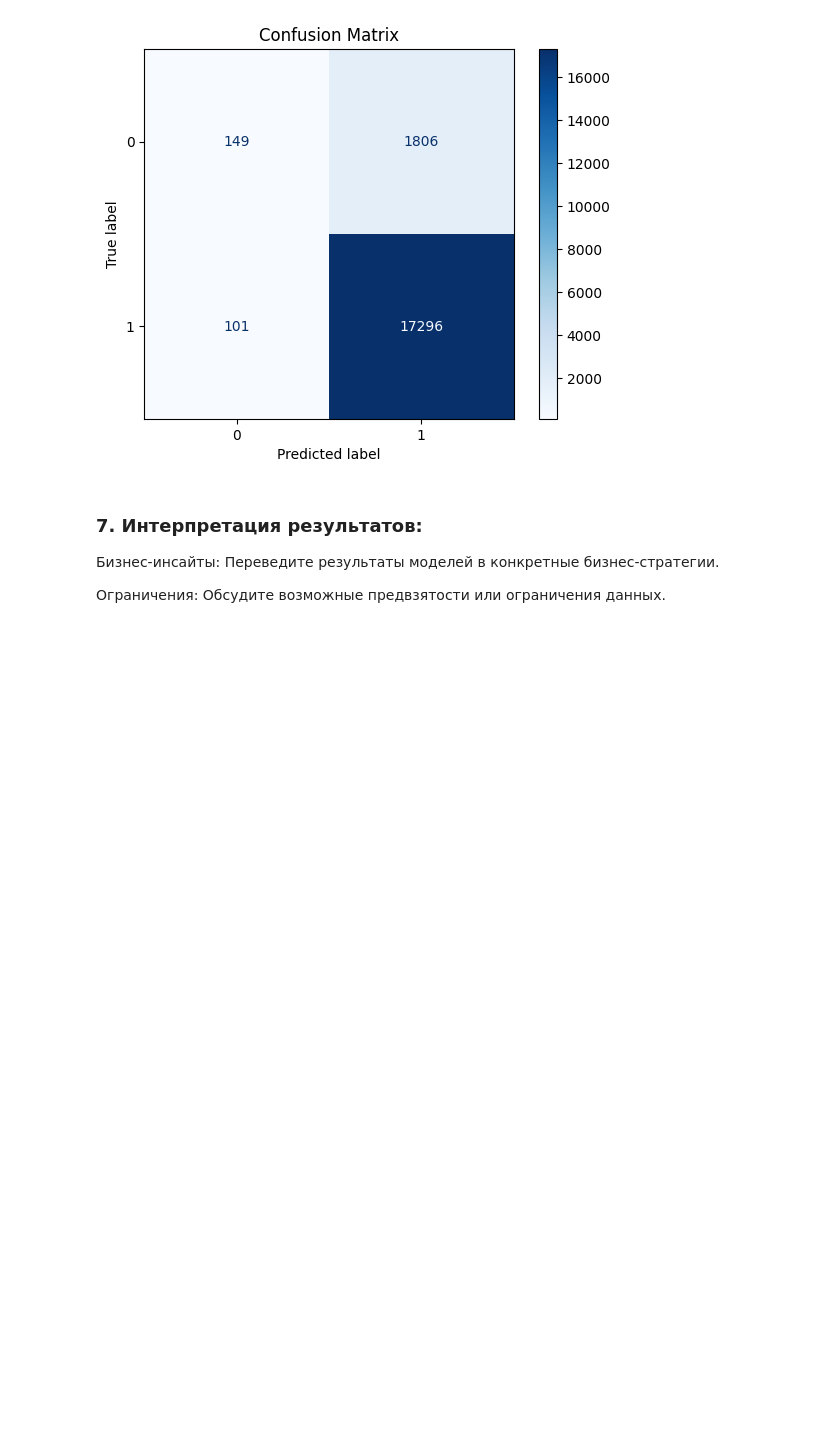
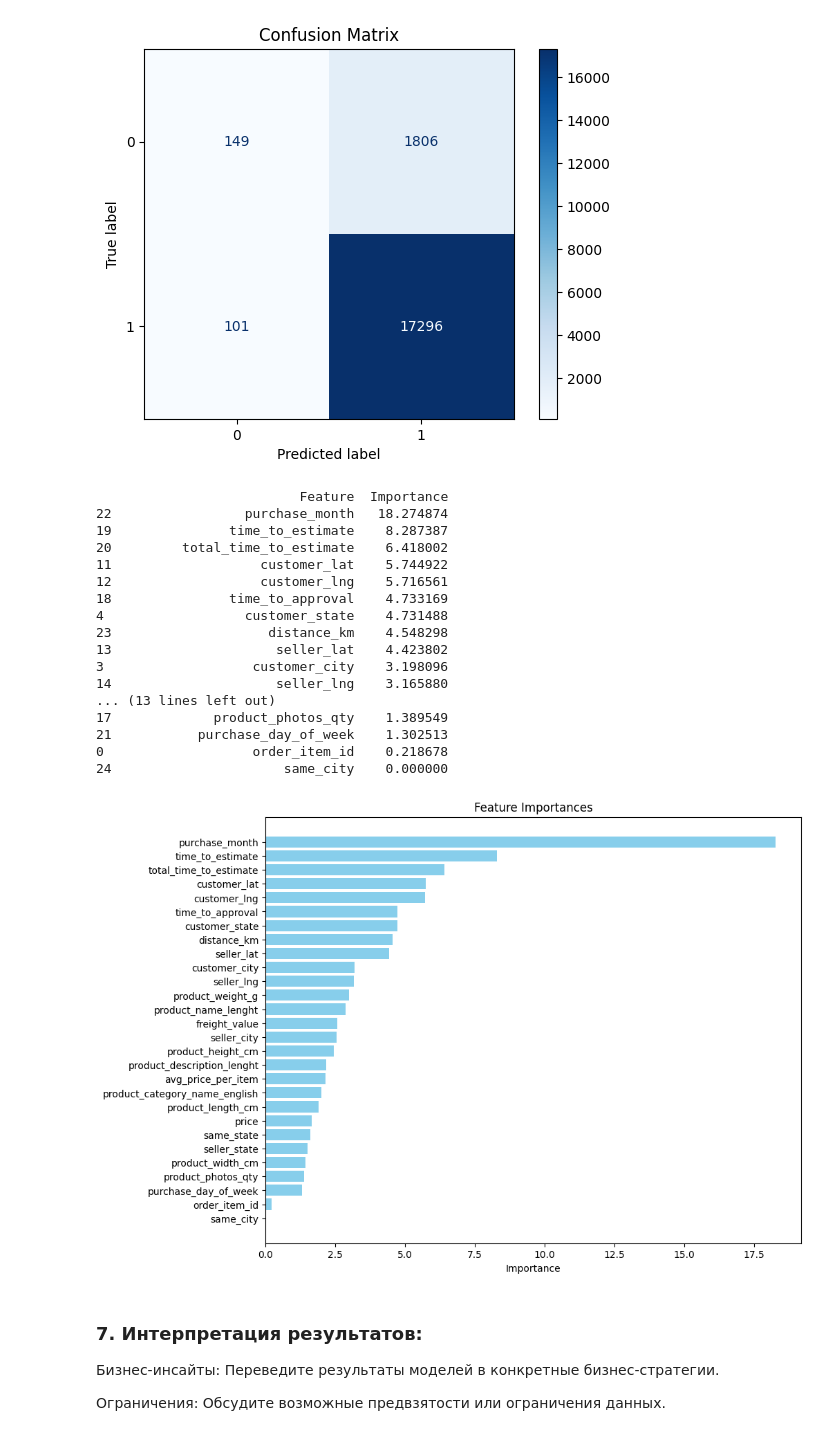
Before and after one commit to meteoFurletov/ml_example, a Jupyter notebook: notebooks/classification.ipynb, the cells around one changed output. Cells and saved outputs as stored; diff of their text form; code cells hidden in the pictures; blank space fills up the shorter version.

```diff
--- a/notebooks/classification.ipynb
+++ b/notebooks/classification.ipynb
@@ -626,6 +626,46 @@ plt.show()
 # %% [output]
 <Figure size 600x600 with 0 Axes>
 [figure]
+# %%
+# Retrieve feature importance from the trained model
+feature_importances = model.get_feature_importance(train_pool_full)
+feature_names = X_train_full.columns
+
+# Create a DataFrame for better visualization
+importances_df = pd.DataFrame({
+    'Feature': feature_names,
+    'Importance': feature_importances
+}).sort_values(by='Importance', ascending=False)
+
+# Display feature importances
+print(importances_df)
+
+# Plot feature importances
+plt.figure(figsize=(10, 8))
+plt.barh(importances_df['Feature'], importances_df['Importance'], color='skyblue')
+plt.xlabel('Importance')
+plt.title('Feature Importances')
+plt.gca().invert_yaxis()  # Highest importance at the top
+plt.show()
+# %% [output]
+                          Feature  Importance
+22                 purchase_month   18.274874
+19               time_to_estimate    8.287387
+20         total_time_to_estimate    6.418002
+11                   customer_lat    5.744922
+12                   customer_lng    5.716561
+18               time_to_approval    4.733169
+4                  customer_state    4.731488
+23                    distance_km    4.548298
+13                     seller_lat    4.423802
+3                   customer_city    3.198096
+14                     seller_lng    3.165880
+... (13 lines left out)
+17             product_photos_qty    1.389549
+21           purchase_day_of_week    1.302513
+0                   order_item_id    0.218678
+24                      same_city    0.000000
+[figure, added]
 # %% [markdown]
 ### 7. Интерпретация результатов:
 
```
Also changed, not shown: parts of 4 cells of this notebook, 2 other files.
